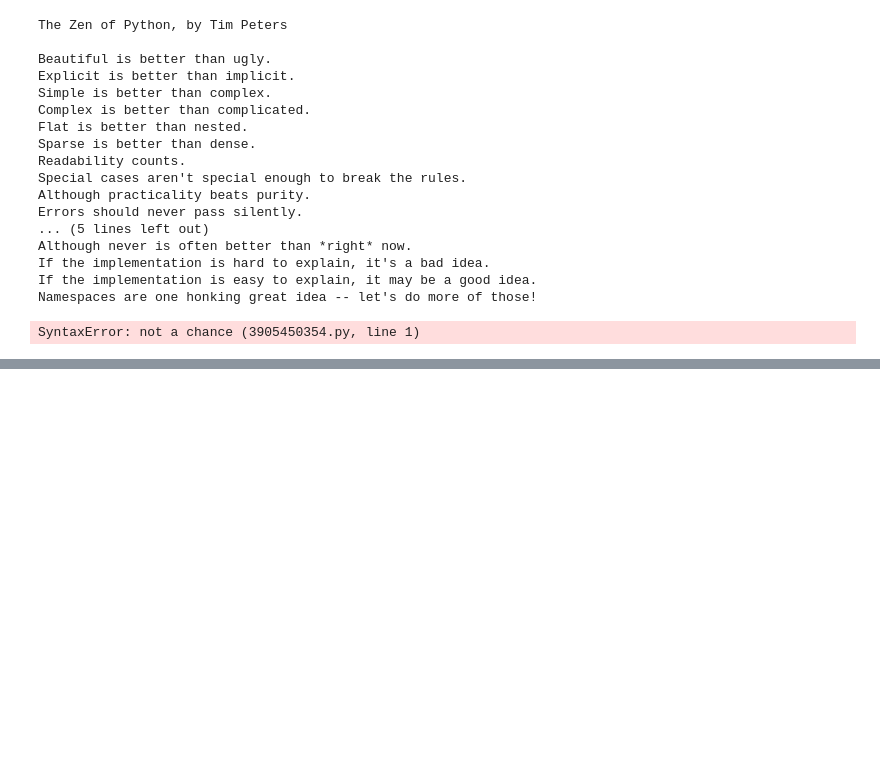
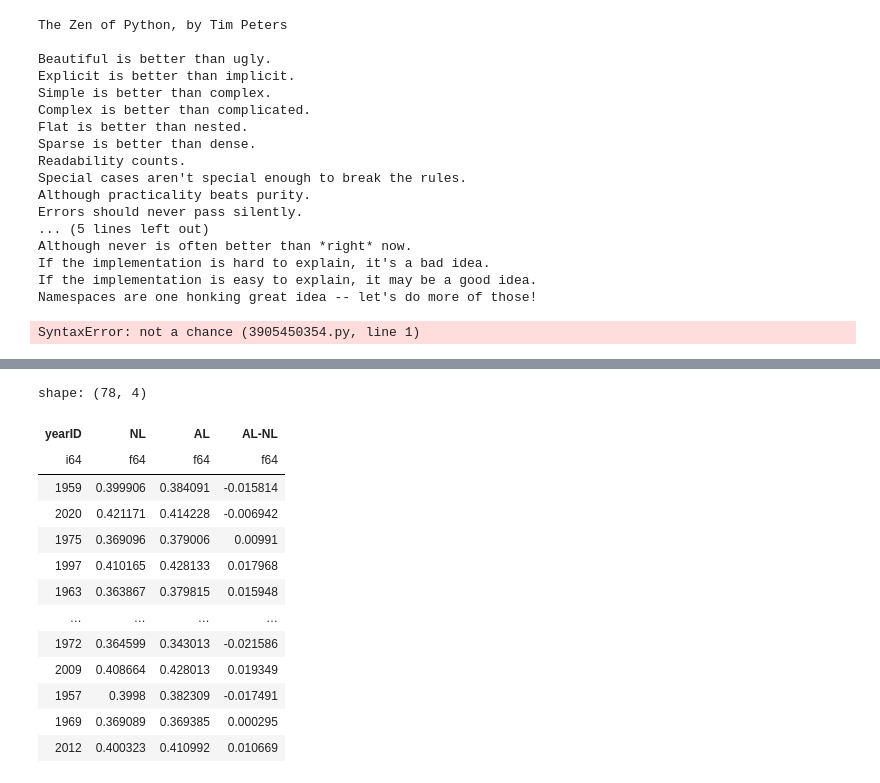
Before and after one commit to JacBGar/DSCI326, a Jupyter notebook: Lab1.1/comparing_league_wide_ERA.ipynb, the cells around one changed output, grey strips where cells are left out. Saved outputs shown, nothing was run; the diff lists cells and outputs as text; code cells hidden in the pictures; blank space fills up the shorter version.

```diff
--- a/Lab1.1/comparing_league_wide_ERA.ipynb
+++ b/Lab1.1/comparing_league_wide_ERA.ipynb
@@ -185,0 +203,17 @@ SyntaxError: not a chance (3905450354.py, line 1)
+# %%
+slugging_pivot
+# %% [output]
+shape: (78, 4)
+| yearID | NL | AL | AL-NL |
+| i64 | f64 | f64 | f64 |
+| 1959 | 0.399906 | 0.384091 | -0.015814 |
+| 2020 | 0.421171 | 0.414228 | -0.006942 |
+| 1975 | 0.369096 | 0.379006 | 0.00991 |
+| 1997 | 0.410165 | 0.428133 | 0.017968 |
+| 1963 | 0.363867 | 0.379815 | 0.015948 |
+| … | … | … | … |
+| 1972 | 0.364599 | 0.343013 | -0.021586 |
+| 2009 | 0.408664 | 0.428013 | 0.019349 |
+| 1957 | 0.3998 | 0.382309 | -0.017491 |
+| 1969 | 0.369089 | 0.369385 | 0.000295 |
+| 2012 | 0.400323 | 0.410992 | 0.010669 |
```
Also changed, not shown: parts of 1 cell of this notebook.
